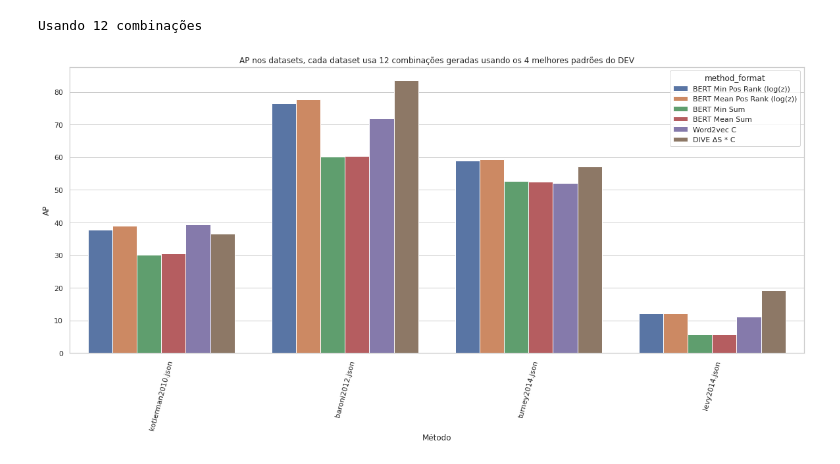
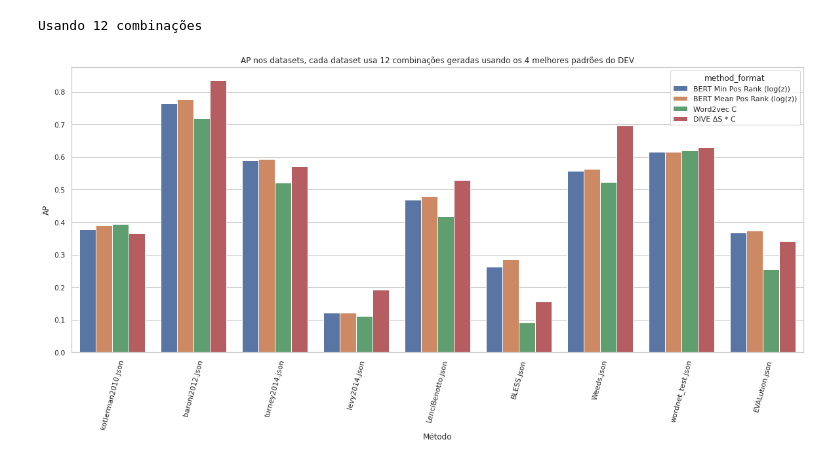
Before and after one commit to eraldoluis/hyper_bert, a Jupyter notebook: nb/english/datasets_sem_pos_comb.ipynb, the cells around one changed output. Cells and saved outputs as stored; diff of their text form; code cells hidden in the pictures.

Commit message:
nb comparando bert e dive usando os datasets dos arquivos

```diff
--- a/nb/english/datasets_sem_pos_comb.ipynb
+++ b/nb/english/datasets_sem_pos_comb.ipynb
@@ -45,9 +56,15 @@ for filename in os.listdir(path_json):
         df = nb_utils.create_dataframe(json.load(open(os.path.join(path_json, filename))), combination=True)
         dfs[filename] = df
 
+path_json = "../../en-model/bert-base-uncased_bert_score_2020-11-02_19:14:53_comb_simples"
+for filename in os.listdir(path_json):
+    if os.path.isfile(os.path.join(path_json, filename)) and filename.endswith(".json"):
+        df = nb_utils.create_dataframe(json.load(open(os.path.join(path_json, filename))), combination=True)
+        dfs[filename] = df
+
 tmp = dfs[filename]
 pattern_unique_list = tmp['pattern'].unique().tolist()
-len_total_unique = tmp['len_total'].unique().tolist()
+len_total_unique = [1,2,3,4,5,6,7,8,9,10,11,12,13,14,15,16,17,18,19,20,21,22,23,24,25,26,27,28,29,30]
 
 df_ratios = []
 for dataset in dfs.keys():
@@ -120,9 +136,14 @@ best_pattern_dataset = {}
 for dataset_name, df in dfs.items():
     best_pattern_dataset[dataset_name] = nb_utils.compute_dataframe_AP_by_pattern(df, key_sort="score_final_log(z)", pattern_list=perm_pattern)
 # %%
-df_dive = pd.DataFrame({'dataset': ['kotlerman2010.json', 'kotlerman2010.json', 'baroni2012.json', 'baroni2012.json', 'turney2014.json','turney2014.json', 'levy2014.json', 'levy2014.json'],
-                        'method': ['word2vec', 'summation_dot_product'] * 4,
-                        'AP': [0.395, 0.366, 0.718, 0.835, 0.521, 0.572, 0.112, 0.192]
+dset_dive = ['kotlerman2010.json', 'kotlerman2010.json', 'baroni2012.json', 'baroni2012.json',
+             'turney2014.json','turney2014.json', 'levy2014.json', 'levy2014.json', 'BLESS.json', 'BLESS.json',
+             'EVALution.json', 'EVALution.json', 'LenciBenotto.json', 'LenciBenotto.json', 'Weeds.json', 'Weeds.json',
+             'wordnet_test.json', 'wordnet_test.json']
+df_dive = pd.DataFrame({'dataset': dset_dive,
+                        'method': ['word2vec', 'summation_dot_product'] * int(len(dset_dive)/2),
+                        'AP': [0.395, 0.366, 0.718, 0.835, 0.521, 0.572, 0.112, 0.192, 0.0911, 0.1552, 0.2546, 0.3415,
+                               0.4180, 0.5290, 0.5231, 0.6961, 0.6205, 0.6295]
                         })
 df_en = []
 method_score = ["score_final_log(z)", "bert_soma_total", "score_final_norm"]
@@ -130,7 +151,7 @@ for best_pattern_num in range(1, len(perm_pattern)+1):
     for dataset_name, df_data in dfs.items():
         # best_pattern = best_pattern_dataset[dataset_name]['padrao'].iloc[:best_pattern_num].tolist()
         best_pattern = perm_pattern[:best_pattern_num]
-        for score_name in method_score[:2]:
+        for score_name in method_score[:1]:
             n_pair = df_data.groupby('pattern').count().iloc[0]['hiponimo']
             hyper_num = df_data[df_data['pattern'] == perm_pattern[0]]['fonte'].value_counts()
             hyper_num = hyper_num['hyper']
@@ -153,12 +174,11 @@ print(f"Usando {best_pattern_num} combinações")
 Usando 12 combinações
 # %%
 # AP por método
-df['AP'] = df['AP'] * 100
 plt.figure(figsize=(20,8))
 ax = sns.barplot(x='dataset' ,hue="method_format", y="AP", ci="sd",data=df)
 ax.set(xlabel="Método")
 ax.set_title(f"AP nos datasets, cada dataset usa {best_pattern_num} combinações geradas usando os 4 melhores"
              f" padrões do DEV")
 _ = plt.xticks(rotation=75)
 # %% [output]
-[figure, old version]
+[figure, new version]
```
Also changed, not shown: parts of 4 cells of this notebook.
